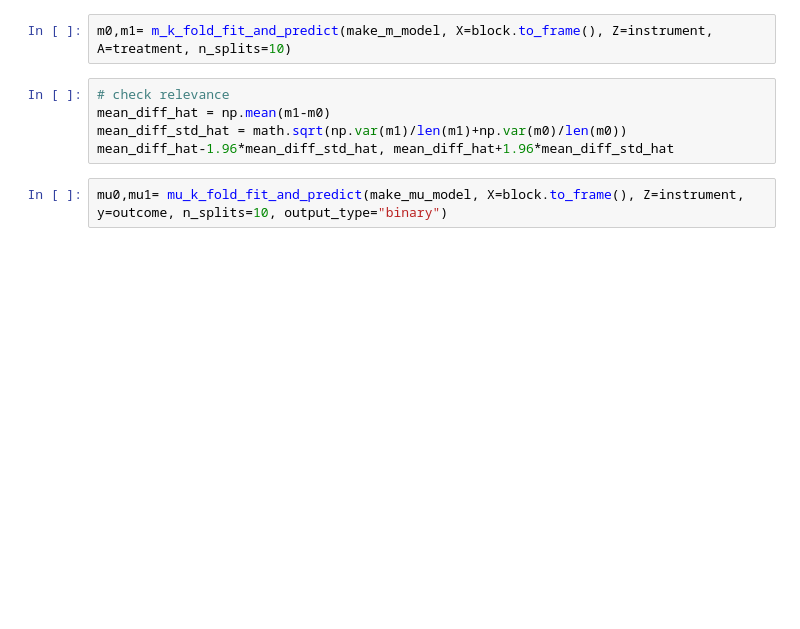
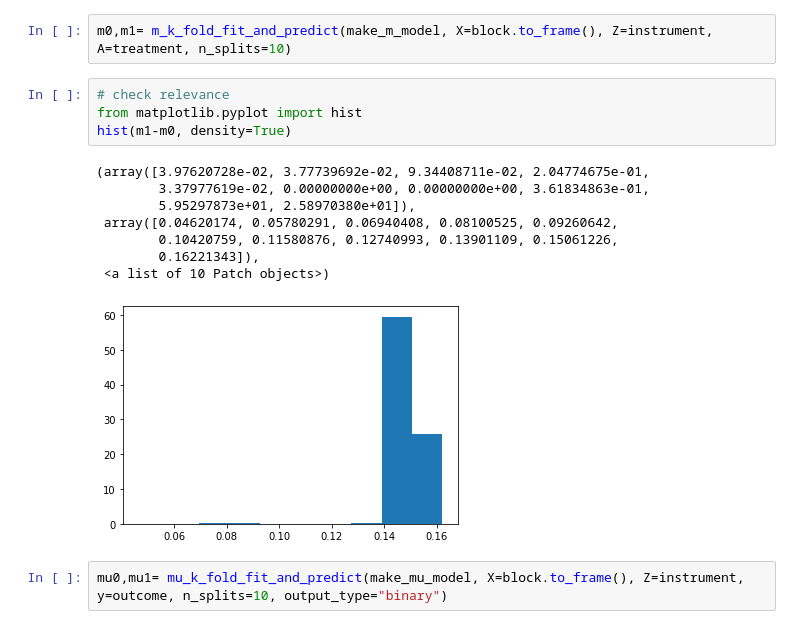
Before and after one commit to vveitch/causality-tutorials, a Jupyter notebook: IV_Strategies.ipynb, the cells around one changed output. Drawn from its saved outputs; the diff is of its cells as text; blank space fills up the shorter version.

```diff
--- a/IV_Strategies.ipynb
+++ b/IV_Strategies.ipynb
@@ -278,11 +278,19 @@ def mu_k_fold_fit_and_predict(make_model, X:pd.DataFrame, Z:np.array, y:np.array
 p = p_k_fold_fit_and_predict(make_p_model, X=block.to_frame(), Z=instrument, n_splits=10)
 # %%
 m0,m1= m_k_fold_fit_and_predict(make_m_model, X=block.to_frame(), Z=instrument, A=treatment, n_splits=10)
-# %%
-# check relevance
-mean_diff_hat = np.mean(m1-m0)
-mean_diff_std_hat = math.sqrt(np.var(m1)/len(m1)+np.var(m0)/len(m0))
-mean_diff_hat-1.96*mean_diff_std_hat, mean_diff_hat+1.96*mean_diff_std_hat
+# %%
+# check relevance
+from matplotlib.pyplot import hist
+hist(m1-m0, density=True)
+# %% [output]
+(array([3.97620728e-02, 3.77739692e-02, 9.34408711e-02, 2.04774675e-01,
+        3.37977619e-02, 0.00000000e+00, 0.00000000e+00, 3.61834863e-01,
+        5.95297873e+01, 2.58970380e+01]),
+ array([0.04620174, 0.05780291, 0.06940408, 0.08100525, 0.09260642,
+        0.10420759, 0.11580876, 0.12740993, 0.13901109, 0.15061226,
+        0.16221343]),
+ <a list of 10 Patch objects>)
+[figure, added]
 # %%
 mu0,mu1= mu_k_fold_fit_and_predict(make_mu_model, X=block.to_frame(), Z=instrument, y=outcome, n_splits=10, output_type="binary")
 # %%
```
